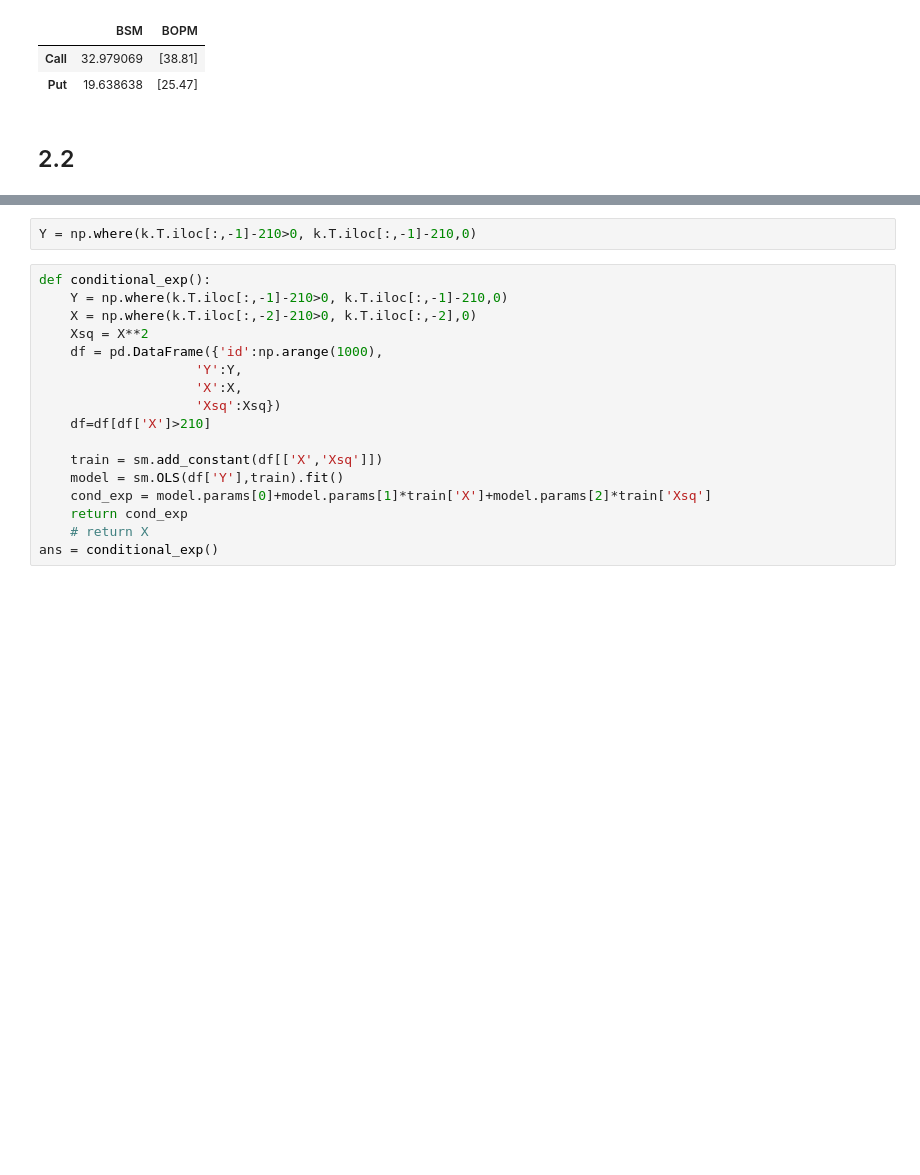
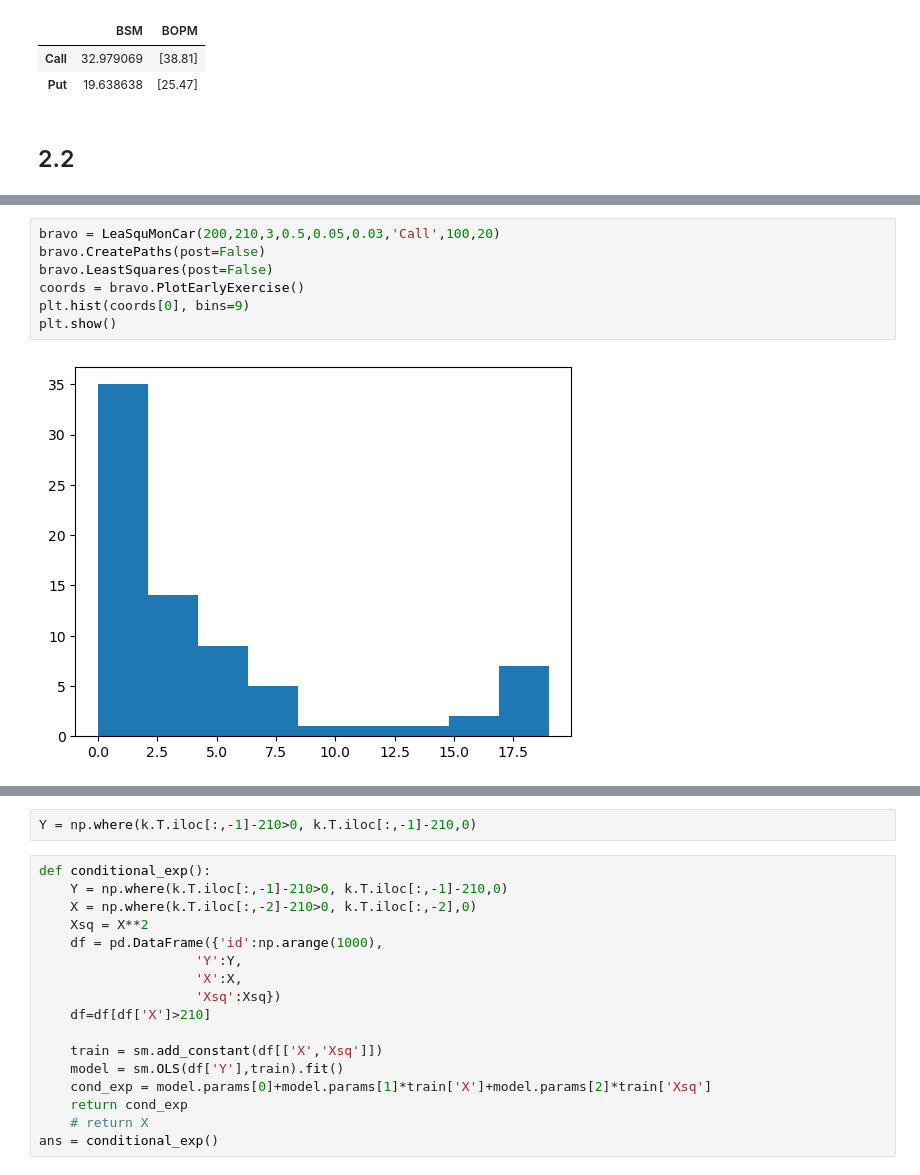
Before and after one commit to DataJakob/Various-School-Projects, a Jupyter notebook: Project_Evaluation_and_Finance/ex2.ipynb, the cells around one changed output, grey strips where cells are left out. Saved outputs shown, nothing was run; the diff lists cells and outputs as text; blank space fills up the shorter version.

```diff
--- a/Project_Evaluation_and_Finance/ex2.ipynb
+++ b/Project_Evaluation_and_Finance/ex2.ipynb
@@ -175,0 +222,9 @@ hei
+# %%
+bravo = LeaSquMonCar(200,210,3,0.5,0.05,0.03,'Call',100,20)
+bravo.CreatePaths(post=False)
+bravo.LeastSquares(post=False)
+coords = bravo.PlotEarlyExercise()
+plt.hist(coords[0], bins=9)
+plt.show()
+# %% [output]
+[figure, added]
```
Also changed, not shown: parts of 24 cells of this notebook.
